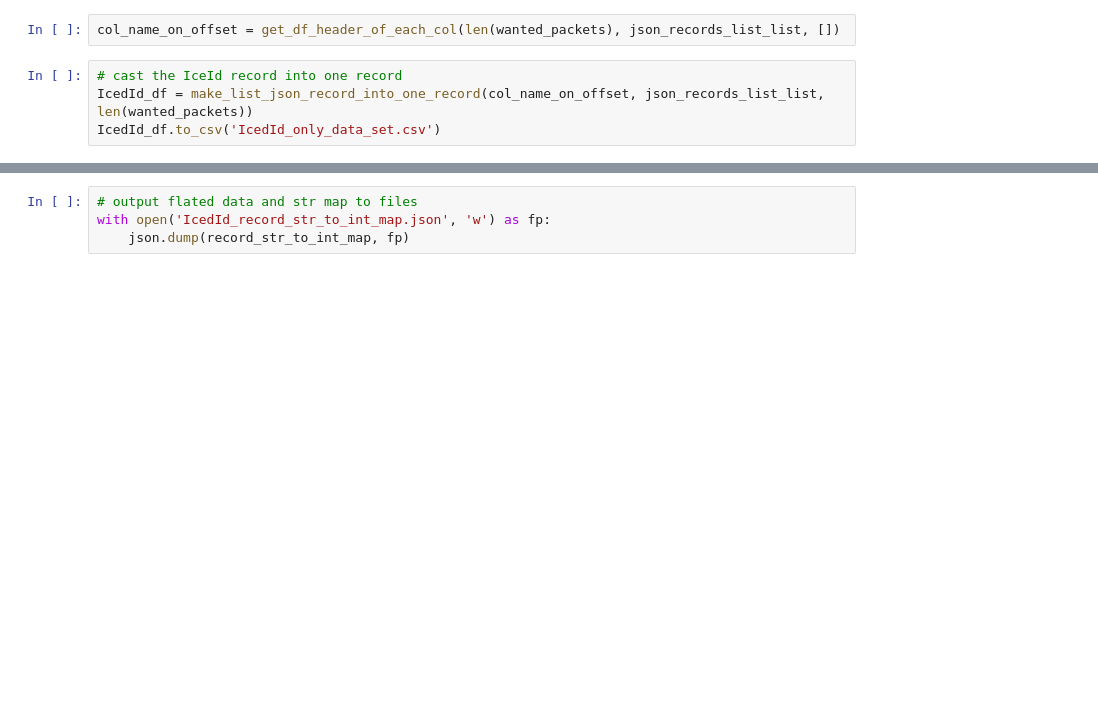
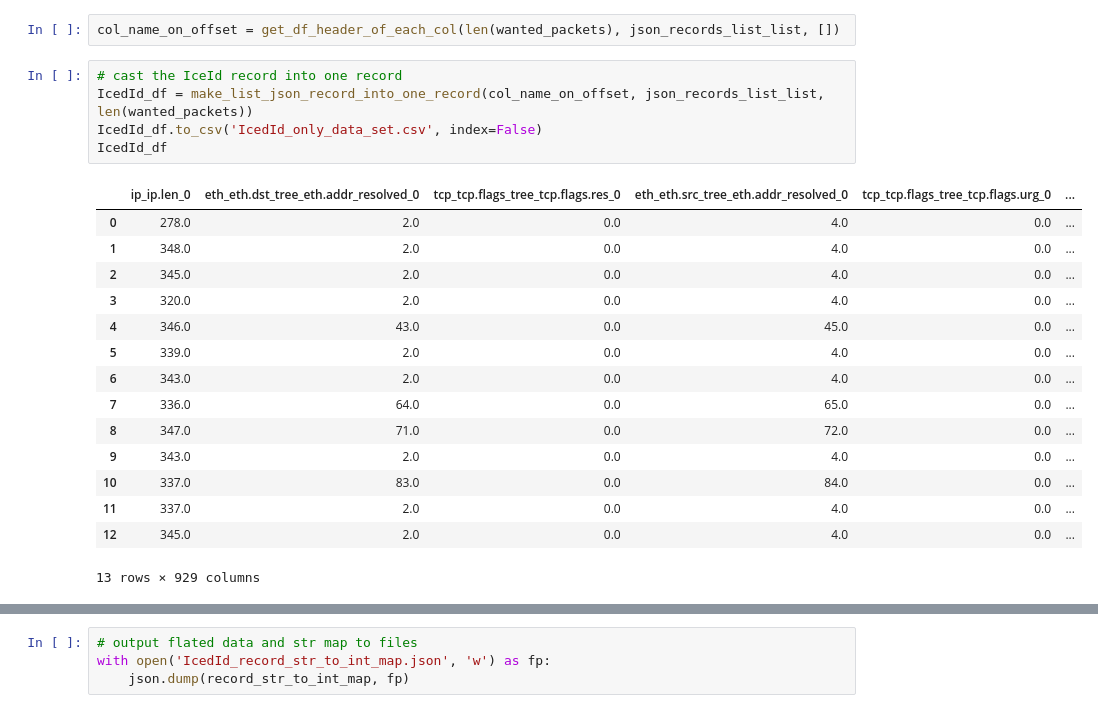
Before and after one commit to FangzhengZhang/PcapStudy, a Jupyter notebook: code/IcedId/FlatInputData_IcedId.ipynb, the cells around one changed output, grey strips where cells are left out. Cells and saved outputs as stored; diff of their text form; blank space fills up the shorter version.

Commit message:
Done with IcedID SVM

```diff
--- a/code/IcedId/FlatInputData_IcedId.ipynb
+++ b/code/IcedId/FlatInputData_IcedId.ipynb
@@ -310,7 +319,24 @@ col_name_on_offset = get_df_header_of_each_col(len(wanted_packets), json_records
 # %%
 # cast the IceId record into one record
 IcedId_df = make_list_json_record_into_one_record(col_name_on_offset, json_records_list_list, len(wanted_packets))
-IcedId_df.to_csv('IcedId_only_data_set.csv')
+IcedId_df.to_csv('IcedId_only_data_set.csv', index=False)
+IcedId_df
+# %% [output]
+|  | ip_ip.len_0 | eth_eth.dst_tree_eth.addr_resolved_0 | tcp_tcp.flags_tree_tcp.flags.res_0 | eth_eth.src_tree_eth.addr_resolved_0 | tcp_tcp.flags_tree_tcp.flags.urg_0 | ... |
+| 0 | 278.0 | 2.0 | 0.0 | 4.0 | 0.0 | ... |
+| 1 | 348.0 | 2.0 | 0.0 | 4.0 | 0.0 | ... |
+| 2 | 345.0 | 2.0 | 0.0 | 4.0 | 0.0 | ... |
+| 3 | 320.0 | 2.0 | 0.0 | 4.0 | 0.0 | ... |
+| 4 | 346.0 | 43.0 | 0.0 | 45.0 | 0.0 | ... |
+| 5 | 339.0 | 2.0 | 0.0 | 4.0 | 0.0 | ... |
+| 6 | 343.0 | 2.0 | 0.0 | 4.0 | 0.0 | ... |
+| 7 | 336.0 | 64.0 | 0.0 | 65.0 | 0.0 | ... |
+| 8 | 347.0 | 71.0 | 0.0 | 72.0 | 0.0 | ... |
+| 9 | 343.0 | 2.0 | 0.0 | 4.0 | 0.0 | ... |
+| 10 | 337.0 | 83.0 | 0.0 | 84.0 | 0.0 | ... |
+| 11 | 337.0 | 2.0 | 0.0 | 4.0 | 0.0 | ... |
+| 12 | 345.0 | 2.0 | 0.0 | 4.0 | 0.0 | ... |
+13 rows × 929 columns
 # %%
 # cast the normal record into one record
 normal_df = make_list_json_record_into_one_record(col_name_on_offset, normal_json_records_list_list, len(wanted_packets))
```
Also changed, not shown: parts of 4 cells of this notebook, 4 other files.
